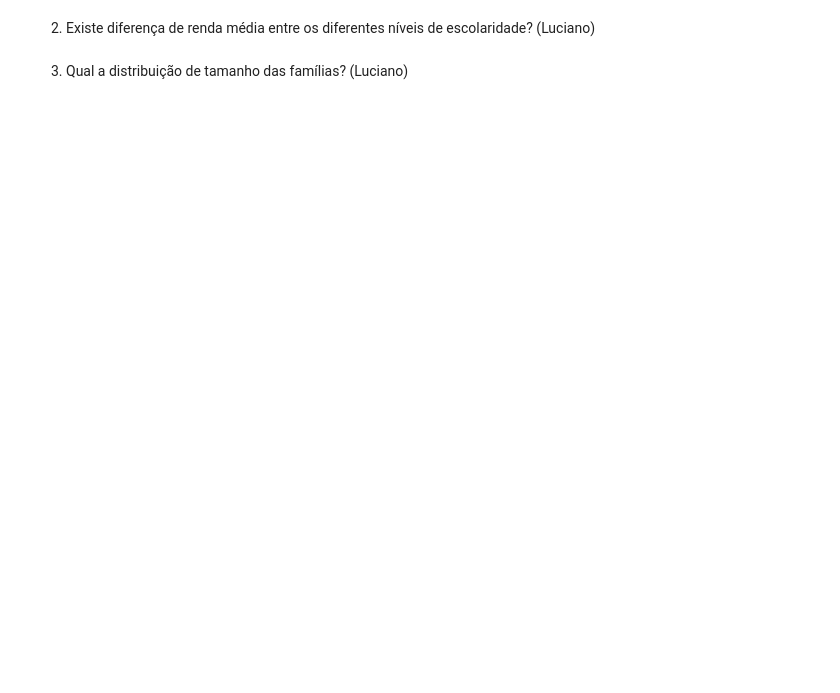
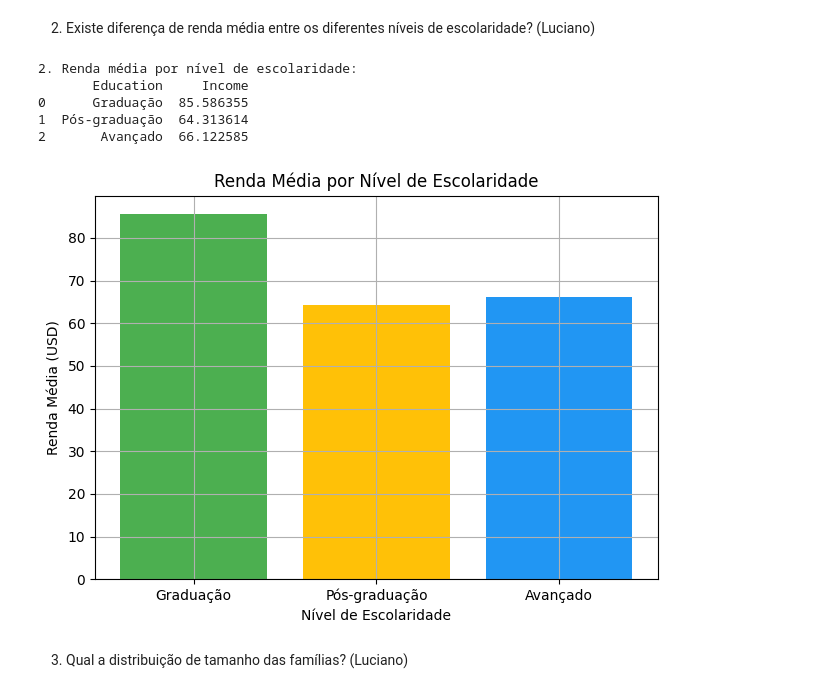
Before and after one commit to mrxcao/ADA-Estatistica1, a Jupyter notebook: main.ipynb, the cells around one changed output. Cells and saved outputs as stored; diff of their text form; code cells hidden in the pictures; blank space fills up the shorter version.

```diff
--- a/main.ipynb
+++ b/main.ipynb
@@ -79,6 +98,31 @@ df["CCAvg"] = df["CCAvg"].str.replace("/", ".", regex=False).astype(float)
 2. Existe diferença de renda média entre os diferentes níveis de escolaridade? (Luciano)
 # %%
 #Luciano - Resposta Questão 2
+
+renda_media = df.groupby('Education')['Income'].mean().reset_index()
+renda_media['Education'] = renda_media['Education'].map({
+    1: 'Graduação',
+    2: 'Pós-graduação',
+    3: 'Avançado'
+})
+
+print("\n2. Renda média por nível de escolaridade:")
+print(renda_media)
+
+plt.bar(renda_media['Education'], renda_media['Income'], color=['#4CAF50', '#FFC107', '#2196F3'])
+plt.title('Renda Média por Nível de Escolaridade')
+plt.xlabel('Nível de Escolaridade')
+plt.ylabel('Renda Média (USD)')
+plt.grid(True)
+plt.tight_layout()
+plt.show()
+# %% [output]
+2. Renda média por nível de escolaridade:
+       Education     Income
+0      Graduação  85.586355
+1  Pós-graduação  64.313614
+2       Avançado  66.122585
+[figure, added]
 # %% [markdown]
 3. Qual a distribuição de tamanho das famílias? (Luciano)
 # %%
```
Also changed, not shown: parts of 5 cells of this notebook.
